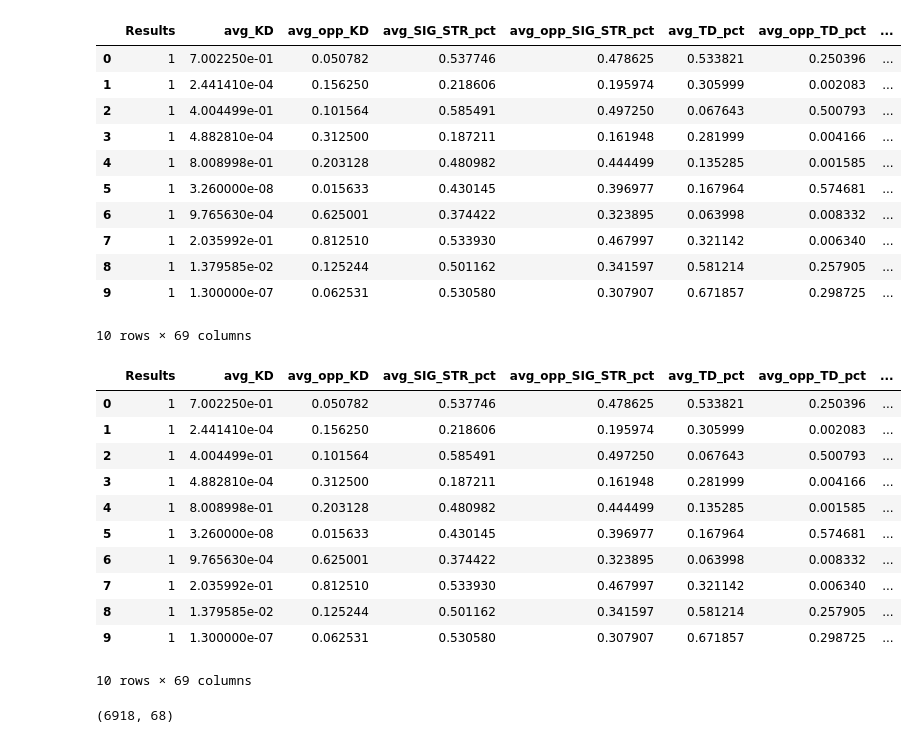
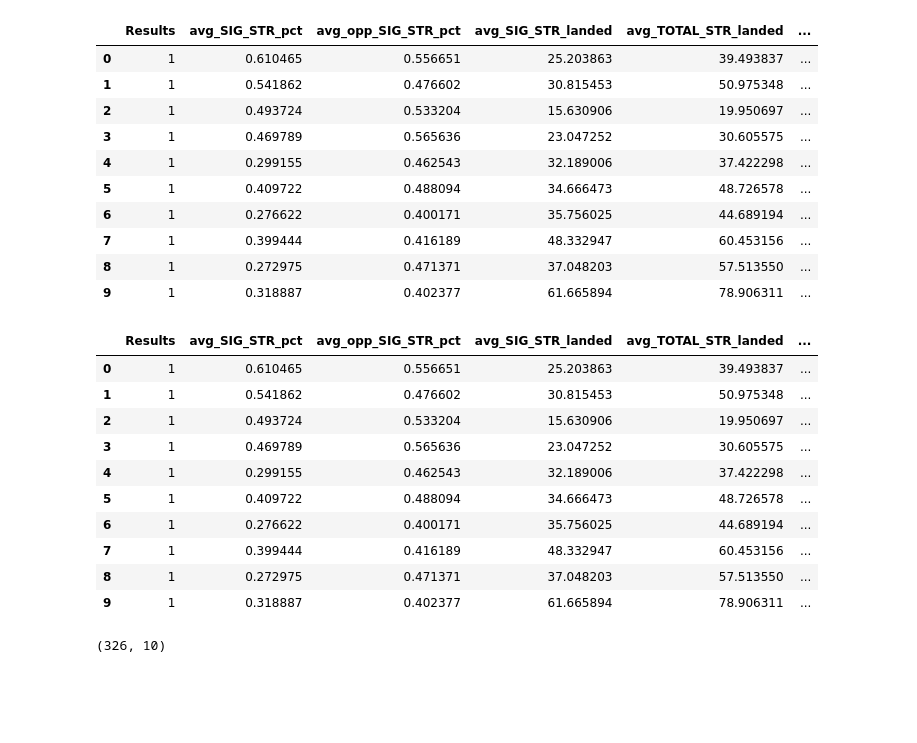
Before and after one commit to cadekalander77/Final-Project, a Jupyter notebook: Machine Learning/neural_network_build.ipynb, the cells around one changed output. Drawn from its saved outputs; the diff is of its cells as text; code cells hidden in the pictures; blank space fills up the shorter version.

```diff
--- a/Machine Learning/neural_network_build.ipynb
+++ b/Machine Learning/neural_network_build.ipynb
@@ -7,38 +7,36 @@ import sklearn as skl
 import tensorflow as tf
 from pathlib import Path
 # %%
-file_path = Path('../Machine Learning/popular_features_no_camps.csv')
+file_path = Path('../Machine Learning/fight_id_top39_test.csv')
 fighter_df = pd.read_csv(file_path)
 fighter_df.head(10)
 # %% [output]
-|  | Results | avg_KD | avg_opp_KD | avg_SIG_STR_pct | avg_opp_SIG_STR_pct | avg_TD_pct | avg_opp_TD_pct | ... |
-| 0 | 1 | 7.002250e-01 | 0.050782 | 0.537746 | 0.478625 | 0.533821 | 0.250396 | ... |
-| 1 | 1 | 2.441410e-04 | 0.156250 | 0.218606 | 0.195974 | 0.305999 | 0.002083 | ... |
-| 2 | 1 | 4.004499e-01 | 0.101564 | 0.585491 | 0.497250 | 0.067643 | 0.500793 | ... |
-| 3 | 1 | 4.882810e-04 | 0.312500 | 0.187211 | 0.161948 | 0.281999 | 0.004166 | ... |
-| 4 | 1 | 8.008998e-01 | 0.203128 | 0.480982 | 0.444499 | 0.135285 | 0.001585 | ... |
-| 5 | 1 | 3.260000e-08 | 0.015633 | 0.430145 | 0.396977 | 0.167964 | 0.574681 | ... |
-| 6 | 1 | 9.765630e-04 | 0.625001 | 0.374422 | 0.323895 | 0.063998 | 0.008332 | ... |
-| 7 | 1 | 2.035992e-01 | 0.812510 | 0.533930 | 0.467997 | 0.321142 | 0.006340 | ... |
-| 8 | 1 | 1.379585e-02 | 0.125244 | 0.501162 | 0.341597 | 0.581214 | 0.257905 | ... |
-| 9 | 1 | 1.300000e-07 | 0.062531 | 0.530580 | 0.307907 | 0.671857 | 0.298725 | ... |
+|  | Results | avg_SIG_STR_pct | avg_opp_SIG_STR_pct | avg_SIG_STR_landed | avg_TOTAL_STR_landed | ... |
+| 0 | 1 | 0.610465 | 0.556651 | 25.203863 | 39.493837 | ... |
+| 1 | 1 | 0.541862 | 0.476602 | 30.815453 | 50.975348 | ... |
+| 2 | 1 | 0.493724 | 0.533204 | 15.630906 | 19.950697 | ... |
+| 3 | 1 | 0.469789 | 0.565636 | 23.047252 | 30.605575 | ... |
+| 4 | 1 | 0.299155 | 0.462543 | 32.189006 | 37.422298 | ... |
+| 5 | 1 | 0.409722 | 0.488094 | 34.666473 | 48.726578 | ... |
+| 6 | 1 | 0.276622 | 0.400171 | 35.756025 | 44.689194 | ... |
+| 7 | 1 | 0.399444 | 0.416189 | 48.332947 | 60.453156 | ... |
+| 8 | 1 | 0.272975 | 0.471371 | 37.048203 | 57.513550 | ... |
+| 9 | 1 | 0.318887 | 0.402377 | 61.665894 | 78.906311 | ... |
-10 rows × 69 columns
 # %%
 fighter_df = fighter_df.dropna()
 fighter_df.head(10)
 # %% [output]
-|  | Results | avg_KD | avg_opp_KD | avg_SIG_STR_pct | avg_opp_SIG_STR_pct | avg_TD_pct | avg_opp_TD_pct | ... |
-| 0 | 1 | 7.002250e-01 | 0.050782 | 0.537746 | 0.478625 | 0.533821 | 0.250396 | ... |
-| 1 | 1 | 2.441410e-04 | 0.156250 | 0.218606 | 0.195974 | 0.305999 | 0.002083 | ... |
-| 2 | 1 | 4.004499e-01 | 0.101564 | 0.585491 | 0.497250 | 0.067643 | 0.500793 | ... |
-| 3 | 1 | 4.882810e-04 | 0.312500 | 0.187211 | 0.161948 | 0.281999 | 0.004166 | ... |
-| 4 | 1 | 8.008998e-01 | 0.203128 | 0.480982 | 0.444499 | 0.135285 | 0.001585 | ... |
-| 5 | 1 | 3.260000e-08 | 0.015633 | 0.430145 | 0.396977 | 0.167964 | 0.574681 | ... |
-| 6 | 1 | 9.765630e-04 | 0.625001 | 0.374422 | 0.323895 | 0.063998 | 0.008332 | ... |
-| 7 | 1 | 2.035992e-01 | 0.812510 | 0.533930 | 0.467997 | 0.321142 | 0.006340 | ... |
-| 8 | 1 | 1.379585e-02 | 0.125244 | 0.501162 | 0.341597 | 0.581214 | 0.257905 | ... |
-| 9 | 1 | 1.300000e-07 | 0.062531 | 0.530580 | 0.307907 | 0.671857 | 0.298725 | ... |
+|  | Results | avg_SIG_STR_pct | avg_opp_SIG_STR_pct | avg_SIG_STR_landed | avg_TOTAL_STR_landed | ... |
+| 0 | 1 | 0.610465 | 0.556651 | 25.203863 | 39.493837 | ... |
+| 1 | 1 | 0.541862 | 0.476602 | 30.815453 | 50.975348 | ... |
+| 2 | 1 | 0.493724 | 0.533204 | 15.630906 | 19.950697 | ... |
+| 3 | 1 | 0.469789 | 0.565636 | 23.047252 | 30.605575 | ... |
+| 4 | 1 | 0.299155 | 0.462543 | 32.189006 | 37.422298 | ... |
+| 5 | 1 | 0.409722 | 0.488094 | 34.666473 | 48.726578 | ... |
+| 6 | 1 | 0.276622 | 0.400171 | 35.756025 | 44.689194 | ... |
+| 7 | 1 | 0.399444 | 0.416189 | 48.332947 | 60.453156 | ... |
+| 8 | 1 | 0.272975 | 0.471371 | 37.048203 | 57.513550 | ... |
+| 9 | 1 | 0.318887 | 0.402377 | 61.665894 | 78.906311 | ... |
-10 rows × 69 columns
 # %%
 y = fighter_df["Results"]
 X = fighter_df.drop(columns="Results")
@@ -48,7 +46,7 @@ X_train, X_test, y_train, y_test = train_test_split(X,
    y,  random_state=1, stratify=y)
 X_train.shape
 # %% [output]
-(6918, 68)
+(326, 10)
 # %%
 # Create scaler instance
 X_scaler = skl.preprocessing.StandardScaler()
```
Also changed, not shown: parts of 7 cells of this notebook, 12 other files.
